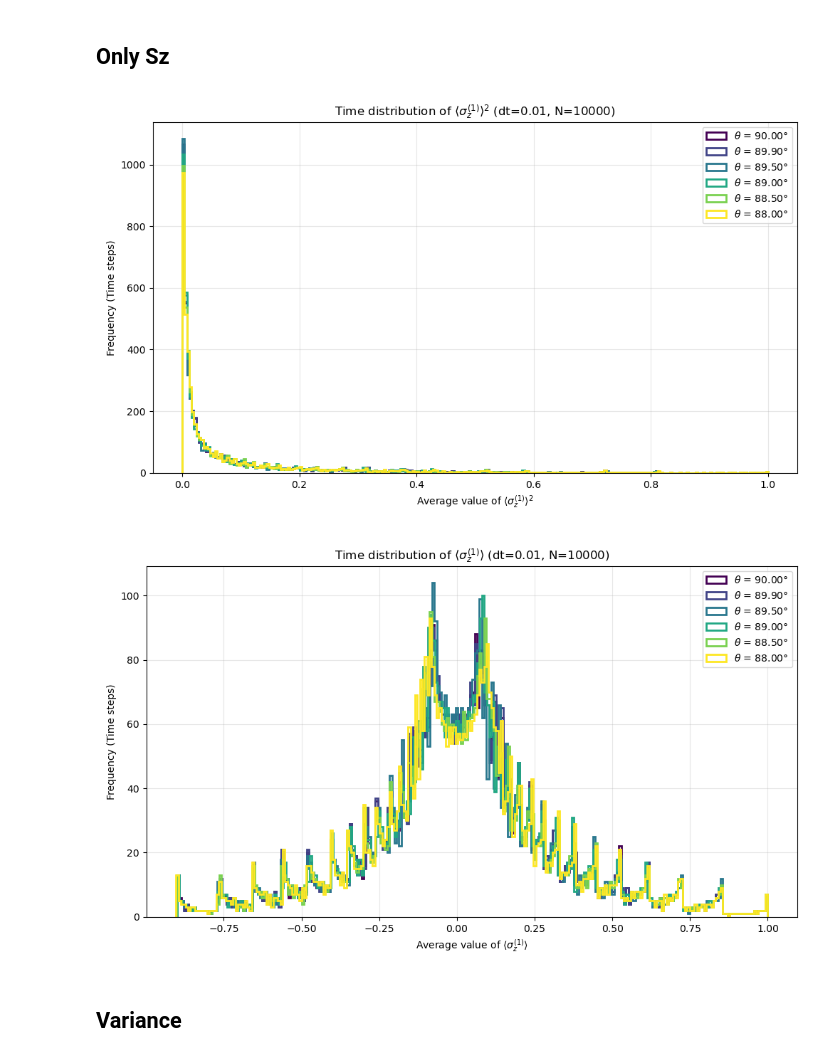
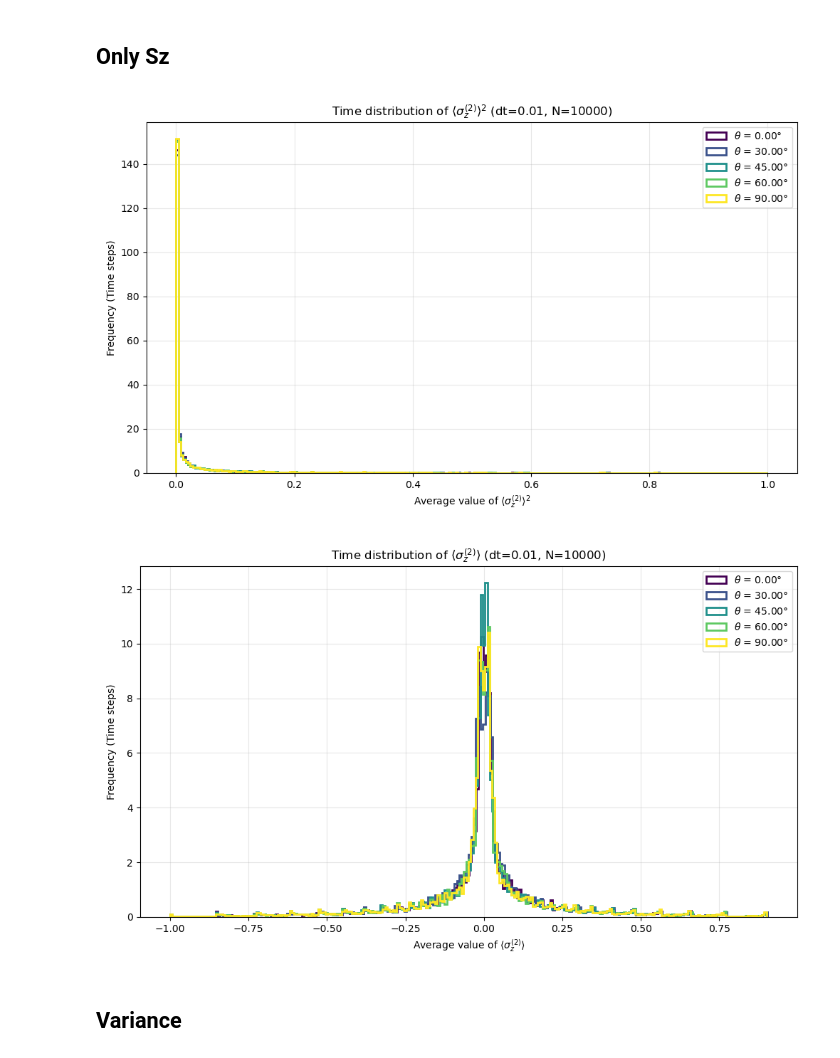
Before and after one commit to francescociavarella/Collisional-Methods, a Jupyter notebook: Codes/Sz_expectation_value_analysis.ipynb, the cells around one changed output. Drawn from its saved outputs; the diff is of its cells as text; code cells hidden in the pictures.

```diff
--- a/Codes/Sz_expectation_value_analysis.ipynb
+++ b/Codes/Sz_expectation_value_analysis.ipynb
@@ -23,7 +23,7 @@ Modifica qui i parametri per controllare quale dataset importare, plottare e sal
 #   'close_to_90'  → results_close_to_90_deg.pkl
 # ============================================================
 
-MODE = 'close_to_90'   # <-- cambia qui: 'normal' oppure 'close_to_90'
+MODE = 'normal'   # <-- cambia qui: 'normal' oppure 'close_to_90'
 
 # --- Paths ---
 input_path = "../Results/Data/"
@@ -58,7 +58,7 @@ cfg = _cfg[MODE]
 # --- Parametri fisici ---
 dt       = 0.01
 N_traj   = 10000
-site_idx = 0   # 0 per Qubit 1, 1 per Qubit 2
+site_idx = 1   # 0 per Qubit 1, 1 per Qubit 2
 
 # --- Caricamento dati ---
 with open(cfg['input_file'], 'rb') as f:
@@ -173,7 +173,7 @@ for idx, theta_val in enumerate(results.keys()):
     except KeyError:
         print(f"Dati mancanti per theta={theta_deg}°, salto.")
         continue
-    ax.hist(sz_avg_square, bins=250, histtype='step', linewidth=2,
+    ax.hist(sz_avg_square, bins=250, density=True, histtype='step', linewidth=2,
             color=colors[idx], label=f'$\\theta$ = {theta_deg:.2f}°')
 
 ax.set_title(f'Time distribution of $\\langle \\sigma_z^{{({site_idx+1})}} \\rangle^2$ (dt={dt}, N={N_traj})')
@@ -183,36 +183,36 @@ ax.grid(True, alpha=0.3)
 ax.legend()
 plt.tight_layout()
 #fig50.savefig(cfg['save_sz_square'], dpi=300, bbox_inches='tight')
 plt.show()
 
 # ------------------
 # Plot: <Sz>
 # ------------------
 fig51, ax = plt.subplots(figsize=(10, 6))
 colors = plt.cm.viridis(np.linspace(0, 1, len(results.keys())))
 
 for idx, theta_val in enumerate(results.keys()):
     theta_deg = np.degrees(theta_val)
     try:
         data_wf = results[theta_val][dt][N_traj]['trajectory_wf']
         sz_avg  = data_wf['Sz_avg'][site_idx, :]
     except KeyError:
         print(f"Dati mancanti per theta={theta_deg}°, salto.")
         continue
-    ax.hist(sz_avg, bins=250, histtype='step', linewidth=2,
+    ax.hist(sz_avg, bins=250, density=True, histtype='step', linewidth=2,
             color=colors[idx], label=f'$\\theta$ = {theta_deg:.2f}°')
 
 ax.set_title(f'Time distribution of $\\langle \\sigma_z^{{({site_idx+1})}} \\rangle$ (dt={dt}, N={N_traj})')
 ax.set_xlabel(f'Average value of $\\langle \\sigma_z^{{({site_idx+1})}} \\rangle$')
 ax.set_ylabel('Frequency (Time steps)')
 ax.grid(True, alpha=0.3)
 ax.legend()
 plt.tight_layout()
 #fig51.savefig(cfg['save_sz'], dpi=300, bbox_inches='tight')
 plt.show()
 # %% [output]
-[figure, old version]
+[figure, new version]
-[figure, old version]
+[figure, new version]
 # %% [markdown]
 ## Variance
 # %%
```
Also changed, not shown: parts of 6 cells of this notebook, 5 other files.
